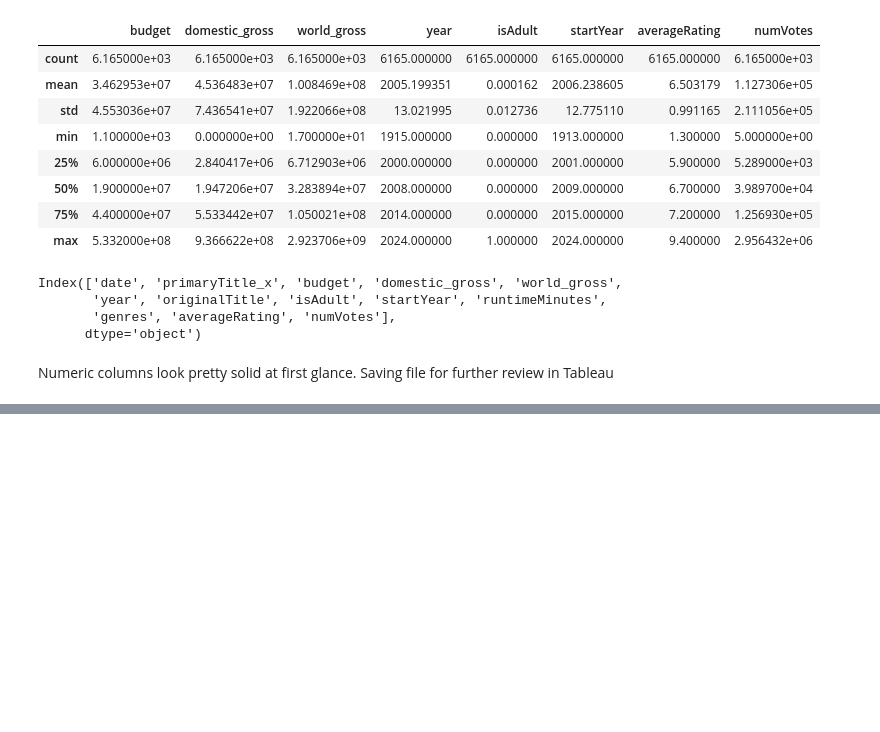
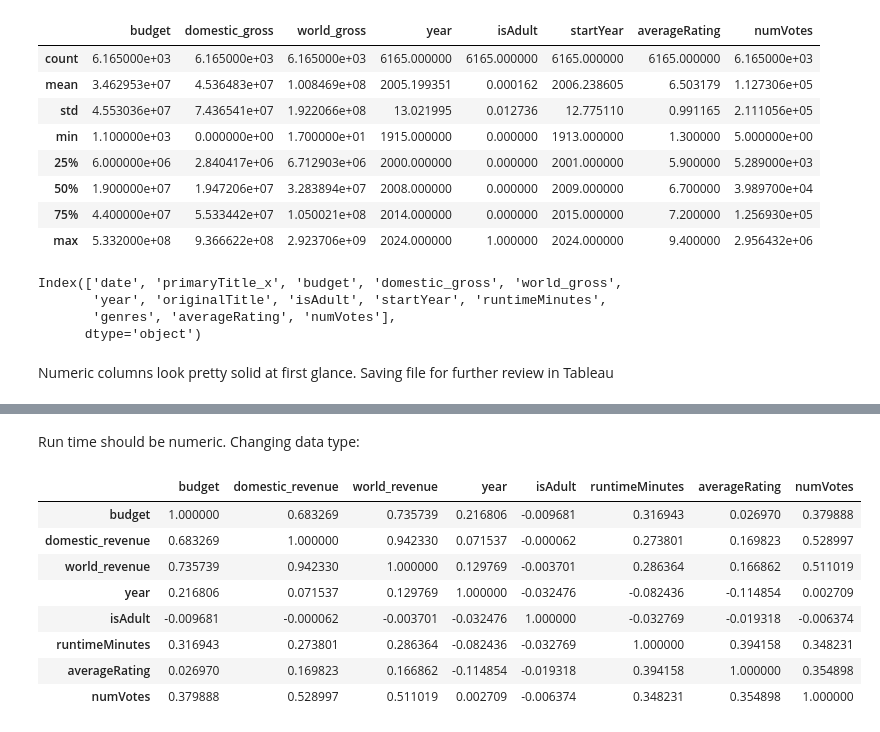
Before and after one commit to ParkerHar/Popular-Movie-Analysis, a Jupyter notebook: NoteBooks/movie_eda.ipynb, the cells around one changed output, grey strips where cells are left out. Saved outputs shown, nothing was run; the diff lists cells and outputs as text; code cells hidden in the pictures; blank space fills up the shorter version.

```diff
--- a/NoteBooks/movie_eda.ipynb
+++ b/NoteBooks/movie_eda.ipynb
@@ -191,0 +258,16 @@ df3.to_csv('movies_tableau_V3.csv',index=False)
+# %% [markdown]
+Run time should be numeric. Changing data type:
+# %%
+df['runtimeMinutes'] = pd.to_numeric(df['runtimeMinutes'], errors='coerce')
+#show new correlation matrix
+df.corr(numeric_only=True)
+# %% [output]
+|  | budget | domestic_revenue | world_revenue | year | isAdult | runtimeMinutes | averageRating | numVotes |
+| budget | 1.000000 | 0.683269 | 0.735739 | 0.216806 | -0.009681 | 0.316943 | 0.026970 | 0.379888 |
+| domestic_revenue | 0.683269 | 1.000000 | 0.942330 | 0.071537 | -0.000062 | 0.273801 | 0.169823 | 0.528997 |
+| world_revenue | 0.735739 | 0.942330 | 1.000000 | 0.129769 | -0.003701 | 0.286364 | 0.166862 | 0.511019 |
+| year | 0.216806 | 0.071537 | 0.129769 | 1.000000 | -0.032476 | -0.082436 | -0.114854 | 0.002709 |
+| isAdult | -0.009681 | -0.000062 | -0.003701 | -0.032476 | 1.000000 | -0.032769 | -0.019318 | -0.006374 |
+| runtimeMinutes | 0.316943 | 0.273801 | 0.286364 | -0.082436 | -0.032769 | 1.000000 | 0.394158 | 0.348231 |
+| averageRating | 0.026970 | 0.169823 | 0.166862 | -0.114854 | -0.019318 | 0.394158 | 1.000000 | 0.354898 |
+| numVotes | 0.379888 | 0.528997 | 0.511019 | 0.002709 | -0.006374 | 0.348231 | 0.354898 | 1.000000 |
```
Also changed, not shown: parts of 16 cells of this notebook, 2 other files.
